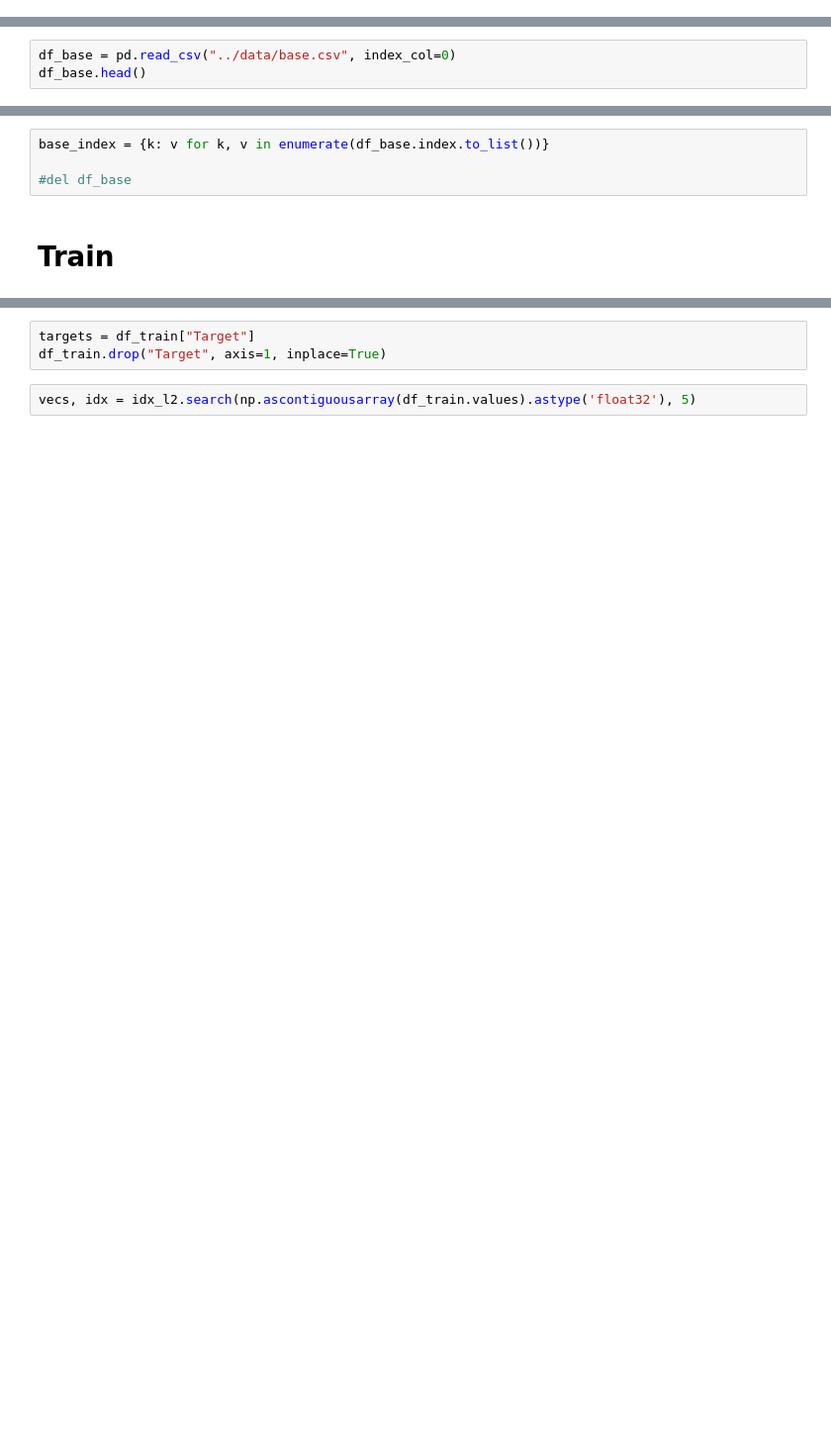
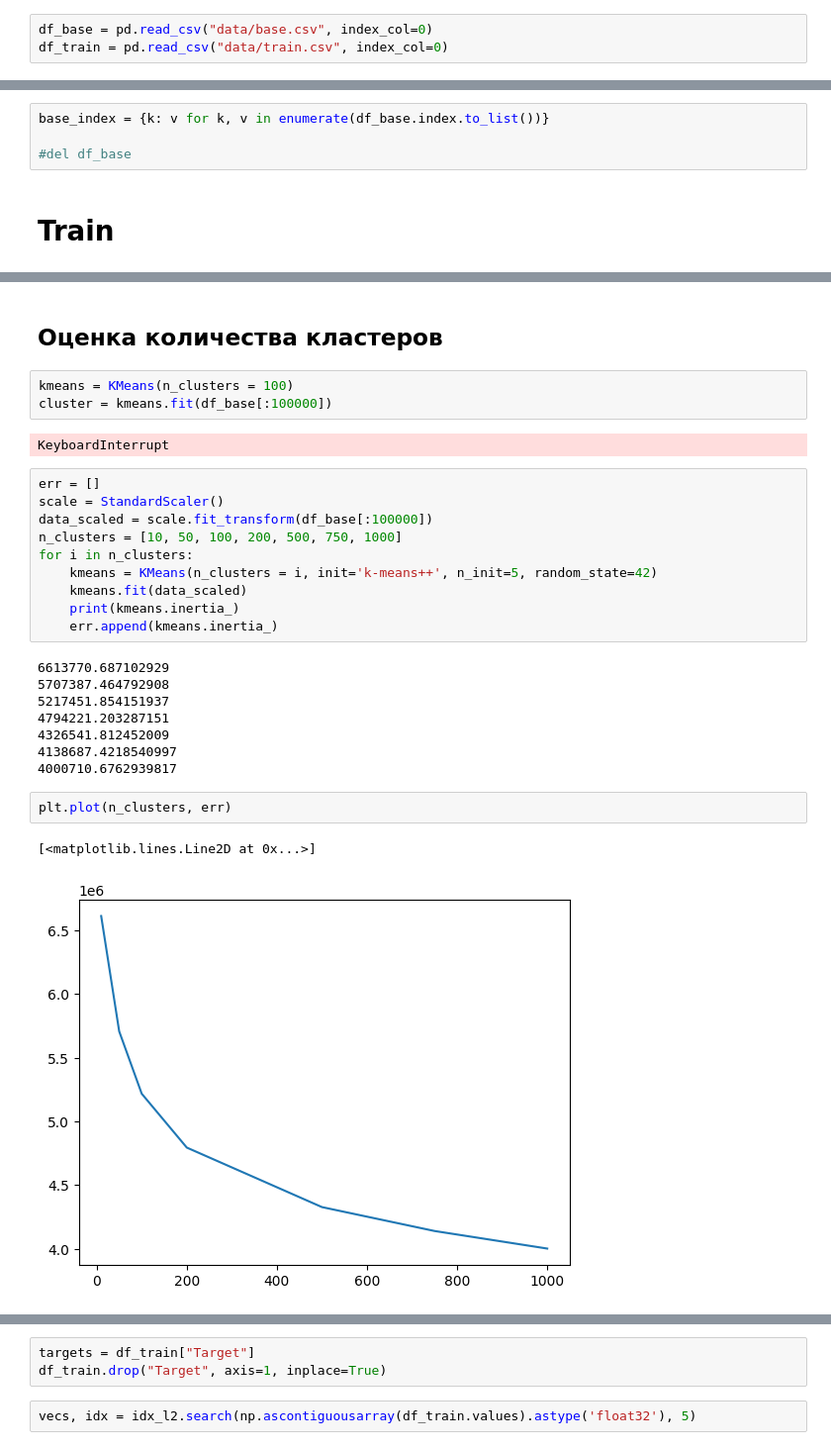
Before and after one commit to raphael12/Matching, a Jupyter notebook: Matching.ipynb, the cells around one changed output, grey strips where cells are left out. Shown: that part at 99% size. Saved outputs shown, nothing was run; the diff lists cells and outputs as text; blank space fills up the shorter version.

```diff
--- a/Matching.ipynb
+++ b/Matching.ipynb
@@ -7,0 +37,3 @@ from tqdm.notebook import tqdm
+# %%
+df_base = pd.read_csv("data/base.csv", index_col=0)
+df_train = pd.read_csv("data/train.csv", index_col=0)
@@ -9,6 +128,3 @@ from tqdm.notebook import tqdm
 ## Base
 # %% [markdown]
 ### Base dataset
-# %%
-df_base = pd.read_csv("../data/base.csv", index_col=0)
-df_base.head()
@@ -57,0 +149,30 @@ df_train.head()
+# %% [markdown]
+## Оценка количества кластеров
+# %%
+kmeans = KMeans(n_clusters = 100)
+cluster = kmeans.fit(df_base[:100000])
+# %% [output]
+KeyboardInterrupt
+# %%
+err = []
+scale = StandardScaler()
+data_scaled = scale.fit_transform(df_base[:100000])
+n_clusters = [10, 50, 100, 200, 500, 750, 1000]
+for i in n_clusters:
+    kmeans = KMeans(n_clusters = i, init='k-means++', n_init=5, random_state=42)
+    kmeans.fit(data_scaled)
+    print(kmeans.inertia_)
+    err.append(kmeans.inertia_)
+# %% [output]
+6613770.687102929
+5707387.464792908
+5217451.854151937
+4794221.203287151
+4326541.812452009
+4138687.4218540997
+4000710.6762939817
+# %%
+plt.plot(n_clusters, err)
+# %% [output]
+[<matplotlib.lines.Line2D at 0x...>]
+[figure, added]
```
Also changed, not shown: parts of 32 cells of this notebook.
